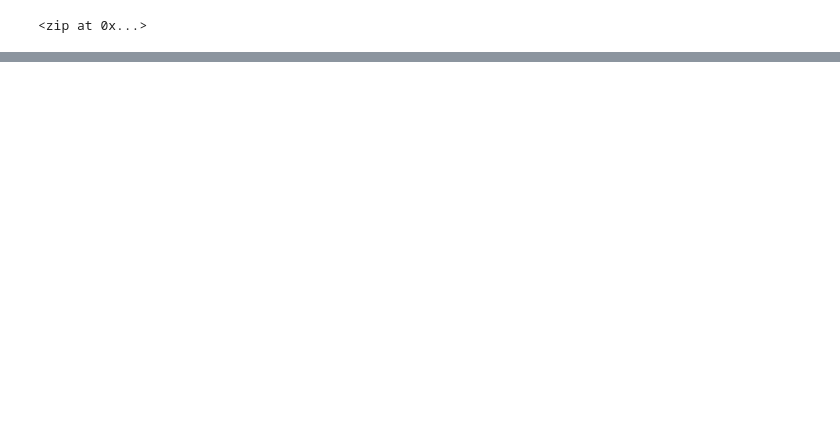
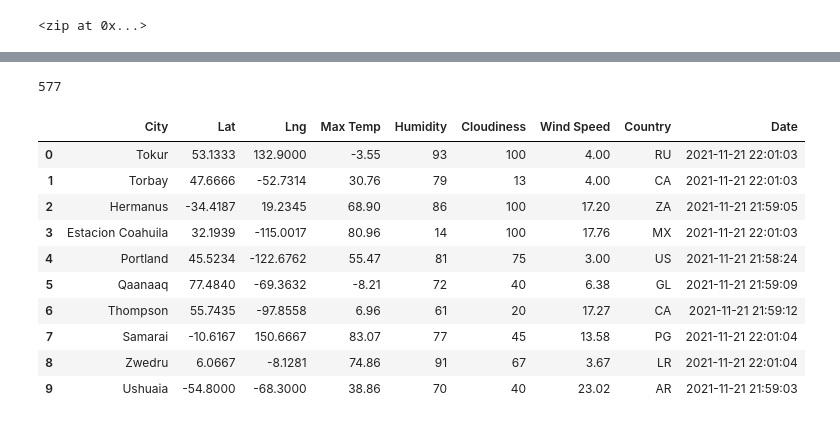
Before and after one commit to DanielVillafane/World_Weather_Analysis, a Jupyter notebook: WeatherPy.ipynb, the cells around one changed output, grey strips where cells are left out. Saved outputs shown, nothing was run; the diff lists cells and outputs as text; code cells hidden in the pictures; blank space fills up the shorter version.

Commit message:
weatherPy Update

```diff
--- a/WeatherPy.ipynb
+++ b/WeatherPy.ipynb
@@ -32,0 +41,4 @@ len(cities)
+# %%
+# Starting URL for Weather Map API Call.
+url = "http://api.openweathermap.org/data/2.5/weather?units=Imperial&APPID=" + weather_api_key
+print(url)
@@ -32,0 +120,20 @@ len(cities)
+# %%
+len(city_data)
+# %% [output]
+577
+# %%
+# Convert the array of dictionaries to a Pandas DataFrame.
+city_data_df = pd.DataFrame(city_data)
+city_data_df.head(10)
+# %% [output]
+|  | City | Lat | Lng | Max Temp | Humidity | Cloudiness | Wind Speed | Country | Date |
+| 0 | Tokur | 53.1333 | 132.9000 | -3.55 | 93 | 100 | 4.00 | RU | 2021-11-21 22:01:03 |
+| 1 | Torbay | 47.6666 | -52.7314 | 30.76 | 79 | 13 | 4.00 | CA | 2021-11-21 22:01:03 |
+| 2 | Hermanus | -34.4187 | 19.2345 | 68.90 | 86 | 100 | 17.20 | ZA | 2021-11-21 21:59:05 |
+| 3 | Estacion Coahuila | 32.1939 | -115.0017 | 80.96 | 14 | 100 | 17.76 | MX | 2021-11-21 22:01:03 |
+| 4 | Portland | 45.5234 | -122.6762 | 55.47 | 81 | 75 | 3.00 | US | 2021-11-21 21:58:24 |
+| 5 | Qaanaaq | 77.4840 | -69.3632 | -8.21 | 72 | 40 | 6.38 | GL | 2021-11-21 21:59:09 |
+| 6 | Thompson | 55.7435 | -97.8558 | 6.96 | 61 | 20 | 17.27 | CA | 2021-11-21 21:59:12 |
+| 7 | Samarai | -10.6167 | 150.6667 | 83.07 | 77 | 45 | 13.58 | PG | 2021-11-21 22:01:04 |
+| 8 | Zwedru | 6.0667 | -8.1281 | 74.86 | 91 | 67 | 3.67 | LR | 2021-11-21 22:01:04 |
+| 9 | Ushuaia | -54.8000 | -68.3000 | 38.86 | 70 | 40 | 23.02 | AR | 2021-11-21 21:59:03 |
```
Also changed, not shown: parts of 8 cells of this notebook.
